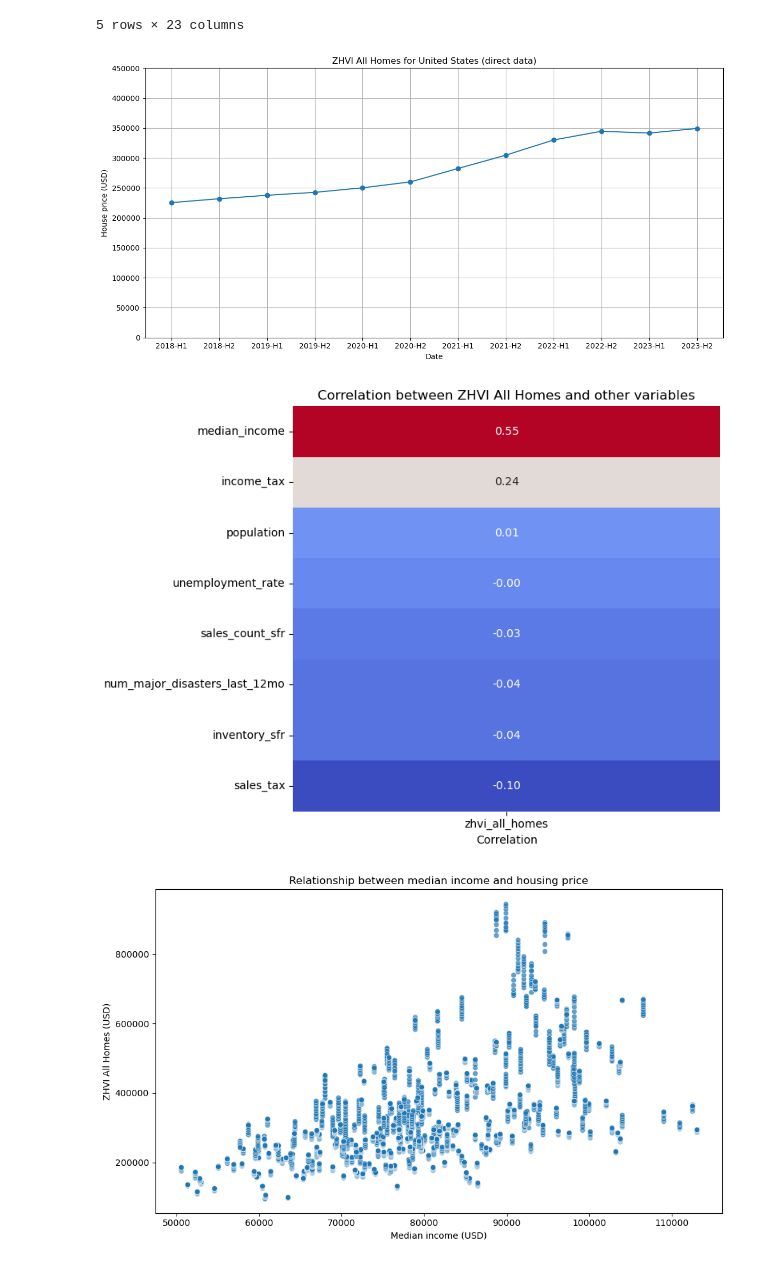
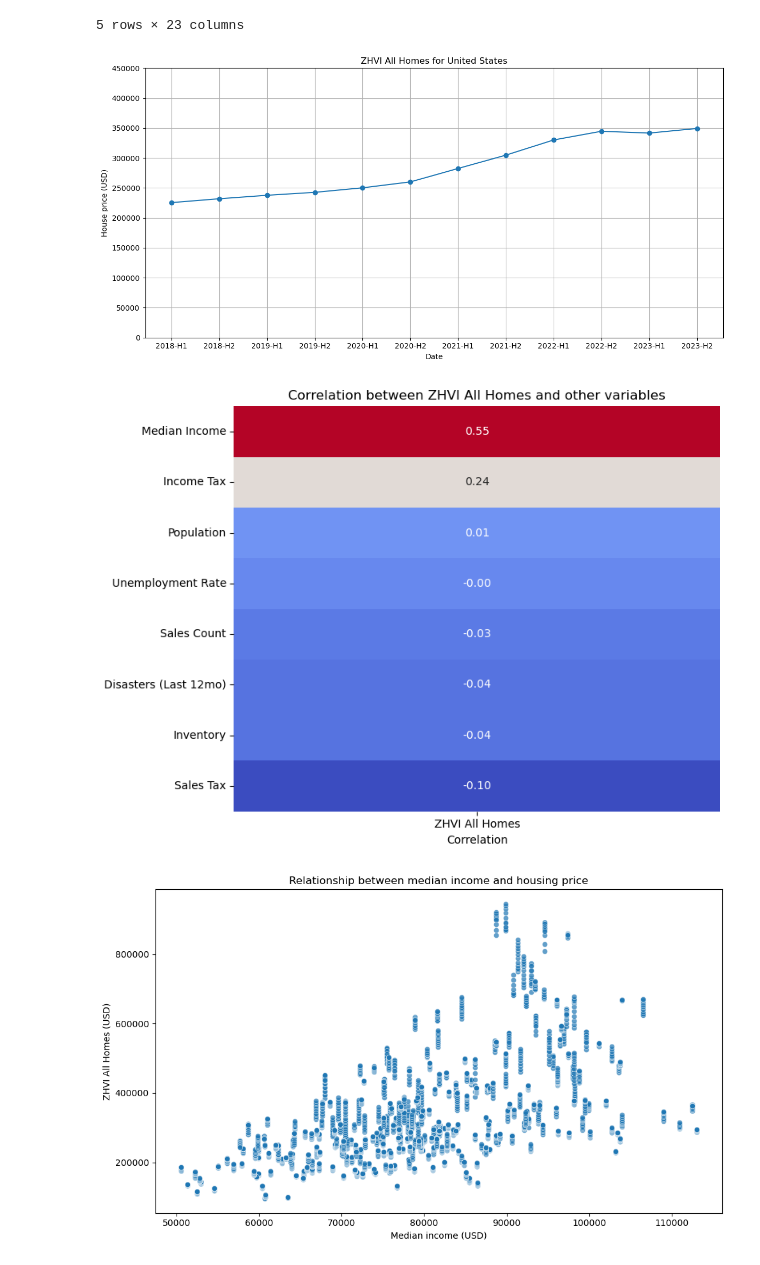
Before and after one commit to vladmisonh/nss-capstone-project, a Jupyter notebook: notebook/06_plots.ipynb, the cells around one changed output. Cells and saved outputs as stored; diff of their text form; code cells hidden in the pictures.

```diff
--- a/notebook/06_plots.ipynb
+++ b/notebook/06_plots.ipynb
@@ -33,34 +33,53 @@ half_year_avg = us_df.groupby("half_year")["zhvi_all_homes"].mean().reset_index(
 
 plt.figure(figsize=(12, 6))
 plt.plot(half_year_avg["half_year"], half_year_avg["zhvi_all_homes"], marker="o", linestyle='-')
-plt.title("ZHVI All Homes for United States (direct data)")
+plt.title("ZHVI All Homes for United States")
 plt.xlabel("Date")
 plt.ylabel("House price (USD)")
 plt.ylim(bottom=0, top=450000)
 plt.grid(True)
 plt.tight_layout()
+
+plt.savefig("../visuals/zhvi_across_us.png", dpi=300, bbox_inches='tight')
 plt.show()
 # %% [output]
-[figure, old version]
+[figure, new version]
 # %%
+label_dict = {
+    "sales_count_sfr": "Sales Count",
+    "inventory_sfr": "Inventory",
+    "unemployment_rate": "Unemployment Rate",
+    "median_income": "Median Income",
+    "population": "Population",
+    "sales_tax": "Sales Tax",
+    "income_tax": "Income Tax",
+    "num_major_disasters_last_12mo": "Disasters (Last 12mo)"
+}
+
 numeric_cols = [
     "zhvi_all_homes", "sales_count_sfr", "inventory_sfr",
     "unemployment_rate", "median_income", "population",
     "sales_tax", "income_tax", "num_major_disasters_last_12mo"
 ]
 
 corr_matrix = df[numeric_cols].corr()
 
 target_corr = corr_matrix["zhvi_all_homes"].drop("zhvi_all_homes").sort_values(ascending=False)
 
+yticklabels = [label_dict.get(var, var) for var in target_corr.index]
+xticklabels = ["ZHVI All Homes"]
+
 plt.figure(figsize=(8, 6))
-sns.heatmap(target_corr.to_frame(), annot=True, cmap="coolwarm", fmt=".2f", cbar=False)
+sns.heatmap(target_corr.to_frame(), annot=True, cmap="coolwarm", fmt=".2f", cbar=False,
+            yticklabels=yticklabels, xticklabels=xticklabels)
 plt.title("Correlation between ZHVI All Homes and other variables")
 plt.xlabel("Correlation")
 plt.tight_layout()
+
+plt.savefig("../visuals/correlation_across_variables.png", dpi=300, bbox_inches='tight')
 plt.show()
 # %% [output]
-[figure, old version]
+[figure, new version]
 # %%
 plt.figure(figsize=(10, 6))
 sns.scatterplot(data=df, x="median_income", y="zhvi_all_homes", alpha=0.7)
```
Also changed, not shown: parts of 1 cell of this notebook, 4 other files.
